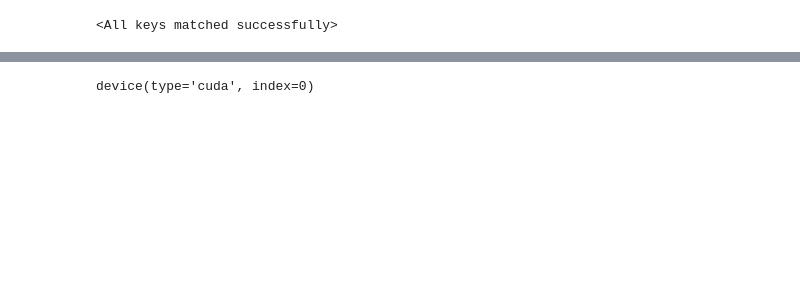
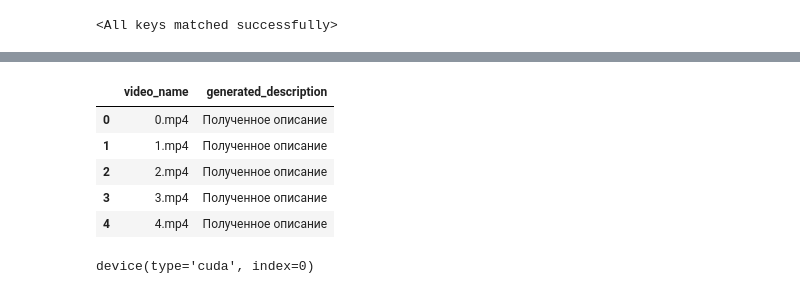
Before and after one commit to llitone/rutube-video-captioning, a Jupyter notebook: video-captioning.ipynb, the cells around one changed output, grey strips where cells are left out. Cells and saved outputs as stored; diff of their text form; code cells hidden in the pictures; blank space fills up the shorter version.

```diff
--- a/video-captioning.ipynb
+++ b/video-captioning.ipynb
@@ -695,2 +738,13 @@ model.load_state_dict(checkpoint["state_dict"])
+# %%
+sample_submission = pd.read_csv("./sample_submission.csv")
+# %%
+sample_submission.head()
+# %% [output]
+|  | video_name | generated_description |
+| 0 | 0.mp4 | Полученное описание |
+| 1 | 1.mp4 | Полученное описание |
+| 2 | 2.mp4 | Полученное описание |
+| 3 | 3.mp4 | Полученное описание |
+| 4 | 4.mp4 | Полученное описание |
 # %%
 
```
Also changed, not shown: parts of 23 cells of this notebook, 2 other files.
